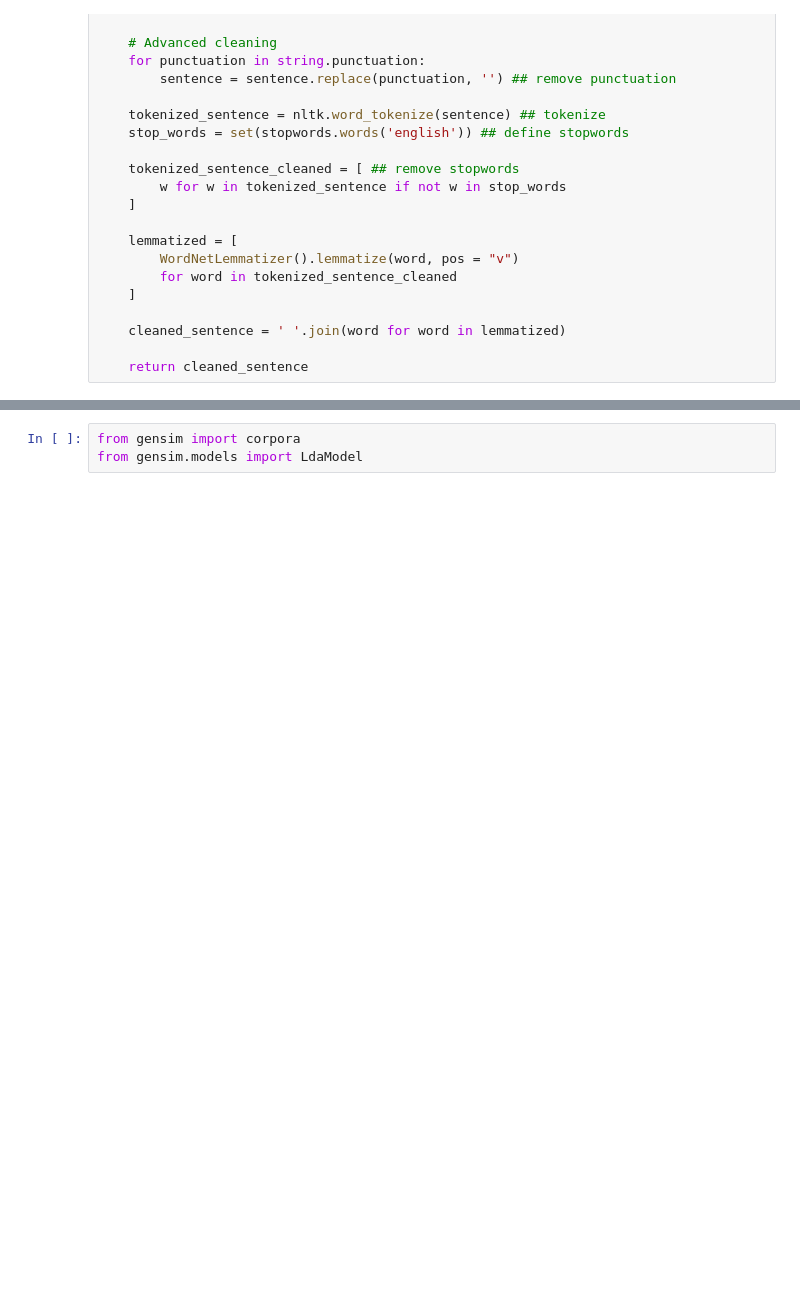
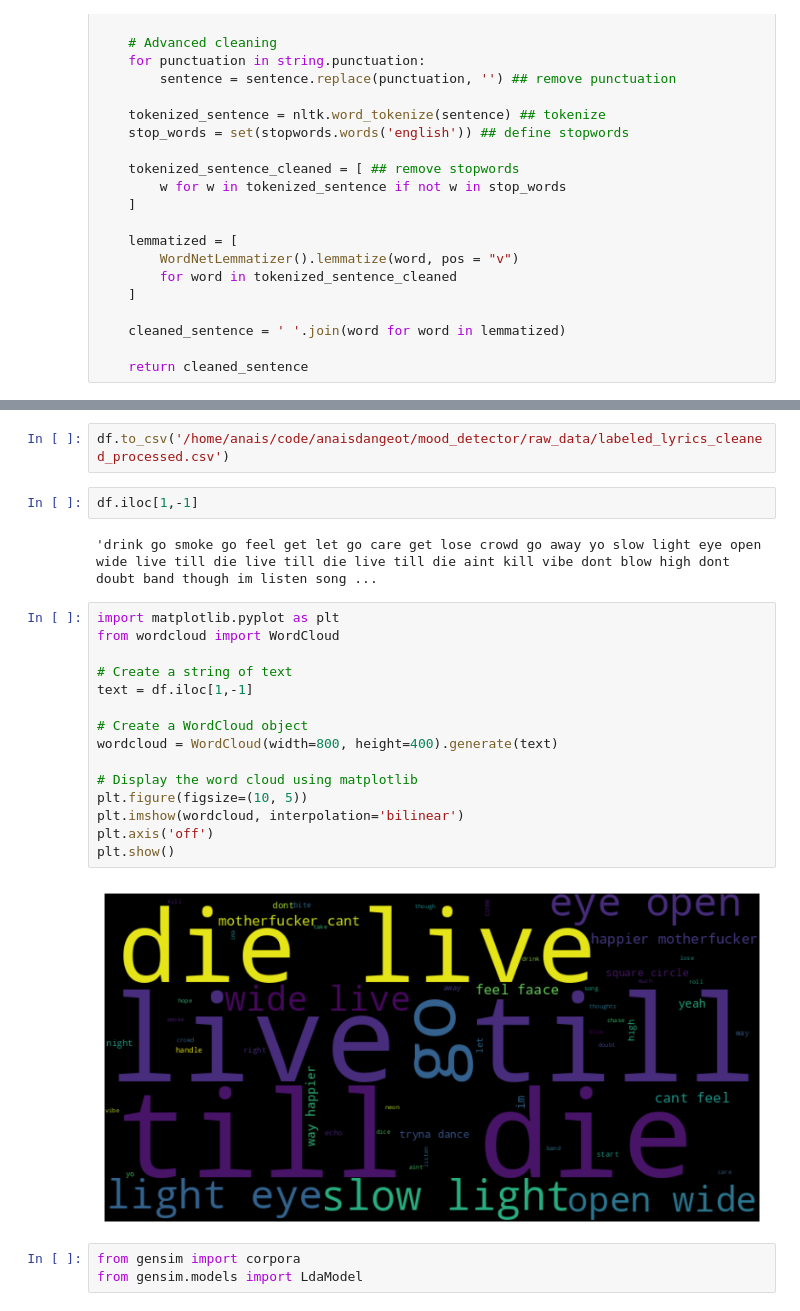
Before and after one commit to anaisdangeot/mood_detector, a Jupyter notebook: notebooks/shenaz_notebook.ipynb, the cells around one changed output, grey strips where cells are left out. Drawn from its saved outputs; the diff is of its cells as text; blank space fills up the shorter version.

```diff
--- a/notebooks/shenaz_notebook.ipynb
+++ b/notebooks/shenaz_notebook.ipynb
@@ -56,3 +63,26 @@ df.head()
+# %%
+df.to_csv('/home/anais/code/anaisdangeot/mood_detector/raw_data/labeled_lyrics_cleaned_processed.csv')
+# %%
+df.iloc[1,-1]
+# %% [output]
+'drink go smoke go feel get let go care get lose crowd go away yo slow light eye open wide live till die live till die live till die aint kill vibe dont blow high dont doubt band though im listen song ...
+# %%
+import matplotlib.pyplot as plt
+from wordcloud import WordCloud
+
+# Create a string of text
+text = df.iloc[1,-1]
+
+# Create a WordCloud object
+wordcloud = WordCloud(width=800, height=400).generate(text)
+
+# Display the word cloud using matplotlib
+plt.figure(figsize=(10, 5))
+plt.imshow(wordcloud, interpolation='bilinear')
+plt.axis('off')
+plt.show()
+# %% [output]
+[figure, added]
 # %%
 from gensim import corpora
 from gensim.models import LdaModel
```
Also changed, not shown: parts of 1 cell of this notebook, 4 other files.
